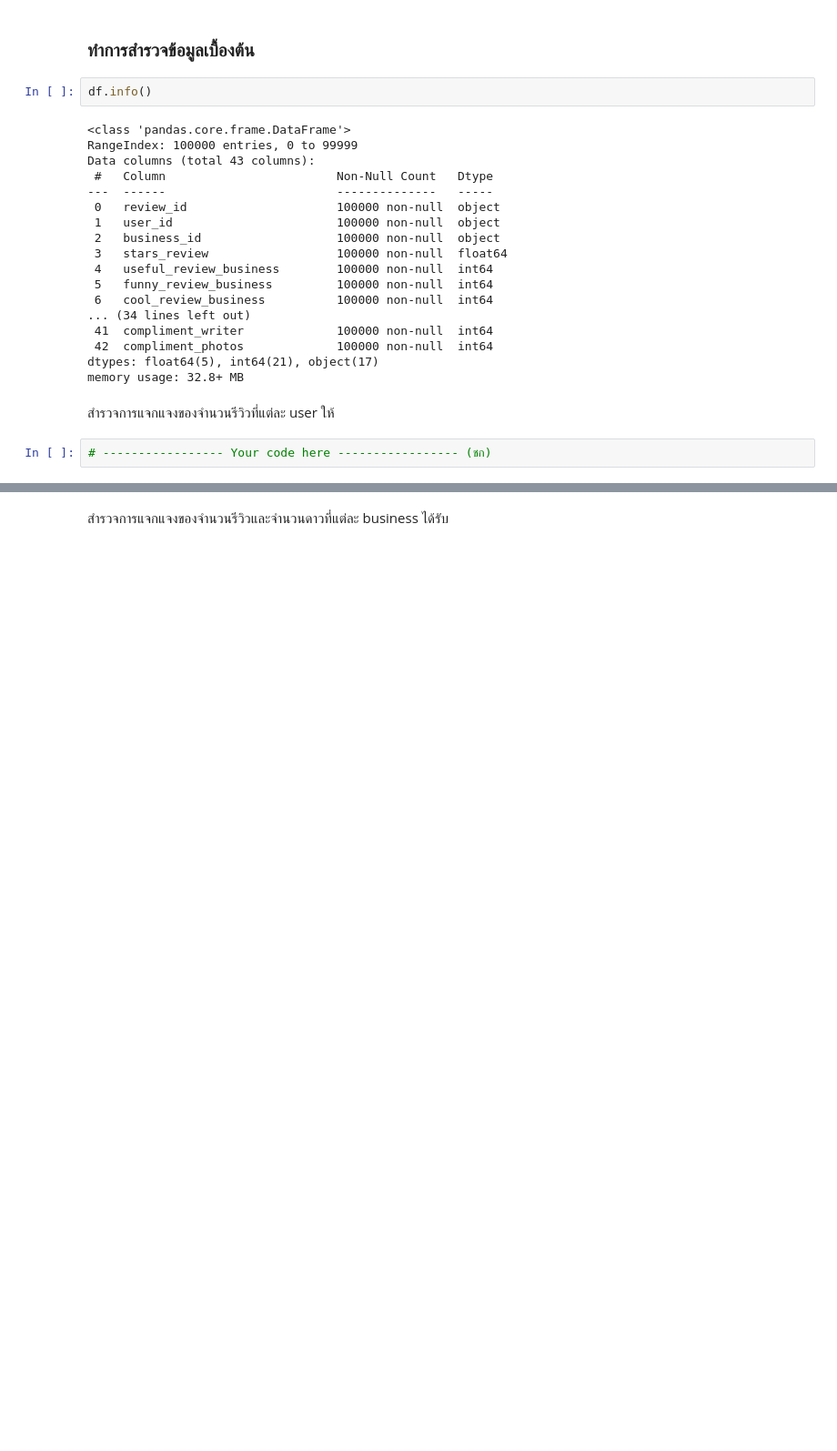
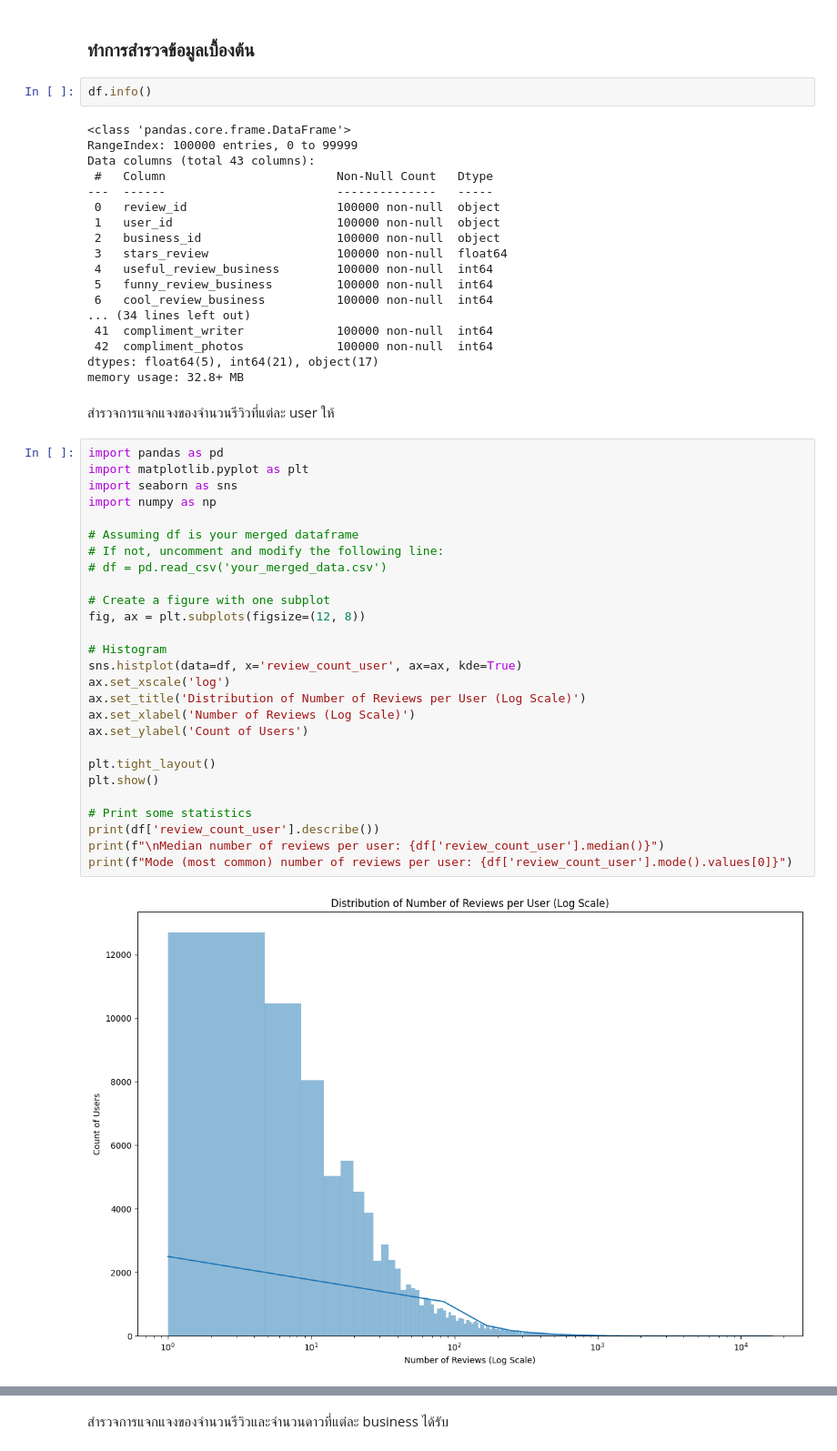
Before and after one commit to TKhahahah/Text_Analytics, a Jupyter notebook: Text_Analytics68.ipynb, the cells around one changed output, grey strips where cells are left out. Shown at 91% size. Drawn from its saved outputs; the diff is of its cells as text; blank space fills up the shorter version.

```diff
--- a/Text_Analytics68.ipynb
+++ b/Text_Analytics68.ipynb
@@ -416,5 +416,32 @@ dtypes: float64(5), int64(21), object(17)
 memory usage: 32.8+ MB
 # %% [markdown]
 สำรวจการแจกแจงของจำนวนรีวิวที่แต่ละ user ให้
-# %%
-# ----------------- Your code here ----------------- (ชก)
+# %%
+import pandas as pd
+import matplotlib.pyplot as plt
+import seaborn as sns
+import numpy as np
+
+# Assuming df is your merged dataframe
+# If not, uncomment and modify the following line:
+# df = pd.read_csv('your_merged_data.csv')
+
+# Create a figure with one subplot
+fig, ax = plt.subplots(figsize=(12, 8))
+
+# Histogram
+sns.histplot(data=df, x='review_count_user', ax=ax, kde=True)
+ax.set_xscale('log')
+ax.set_title('Distribution of Number of Reviews per User (Log Scale)')
+ax.set_xlabel('Number of Reviews (Log Scale)')
+ax.set_ylabel('Count of Users')
+
+plt.tight_layout()
+plt.show()
+
+# Print some statistics
+print(df['review_count_user'].describe())
+print(f"\nMedian number of reviews per user: {df['review_count_user'].median()}")
+print(f"Mode (most common) number of reviews per user: {df['review_count_user'].mode().values[0]}")
+# %% [output]
+[figure, added]
```
Also changed, not shown: parts of 5 cells of this notebook.
